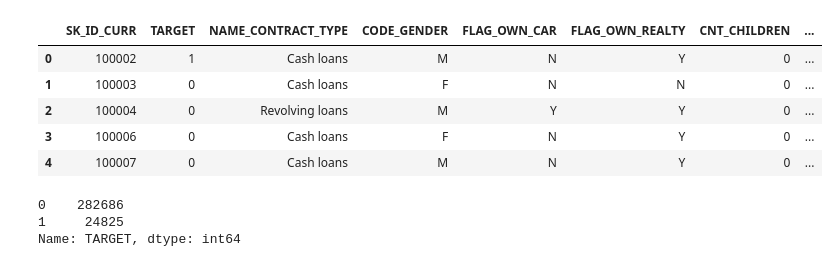
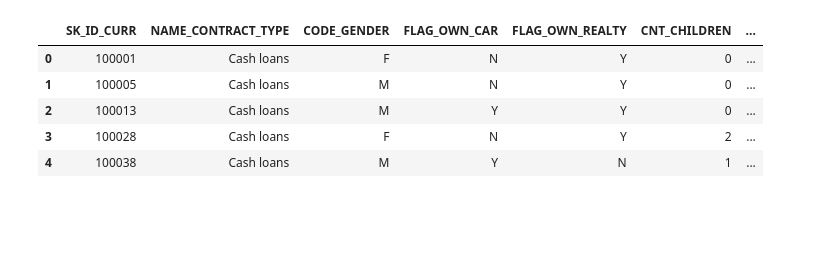
Before and after one commit to ellcrane/kaggle-default-risk, a Jupyter notebook: notebooks/EDA.ipynb, the cells around one changed output. Drawn from its saved outputs; the diff is of its cells as text; code cells hidden in the pictures; blank space fills up the shorter version.

Commit message:
built draft of funnel to featurize any dataframe

```diff
--- a/notebooks/EDA.ipynb
+++ b/notebooks/EDA.ipynb
@@ -23,0 +75,19 @@ df_application_test = pd.read_csv(file_path + 'application_test.csv')
+# %%
+!ls '/Users/ElliottC/.kaggle/competitions/home-credit-default-risk/csvs/'
+
+file_path = '/Users/ElliottC/.kaggle/competitions/home-credit-default-risk/csvs/'
+
+df_application_train = pd.read_csv(file_path + 'application_train.csv')
+df_application_test = pd.read_csv(file_path + 'application_test.csv')
+
+df_application_train = dataframe_with_null_dummies(df_application_train)
+
+dummy_df = get_dummy_dataframe_for_categorical(df_application_train)
+
+val_columns = get_valid_columns(df_application_train)
+
+relevant_x_df = df_application_train.iloc[:,val_columns].drop(['TARGET','SK_ID_CURR'], axis=1)
+
+relevant_x_df.fillna(relevant_df.mean(), inplace=True)
+
+target_y = df_application_train['TARGET']
@@ -23,0 +100,8 @@ df_application_test = pd.read_csv(file_path + 'application_test.csv')
+# %%
+def all_df_featurization(df):
+    clean_df = df.copy()
+    clean_df = dataframe_with_null_dummies(clean_df)
+    clean_df = get_dummy_dataframe_for_categorical(clean_df)
+    clean_df.fillna(clean_df.mean(), inplace=True)
+    val_columns = get_valid_columns(clean_df)
+    return clean_df, val_columns
@@ -24,15 +124,11 @@ df_application_test = pd.read_csv(file_path + 'application_test.csv')
+# %%
+cleaned_df, valid_columns = all_df_featurization(df_application_test)
 # %%
-df_application_train.head()
+cleaned_df.head()
 # %% [output]
-|  | SK_ID_CURR | TARGET | NAME_CONTRACT_TYPE | CODE_GENDER | FLAG_OWN_CAR | FLAG_OWN_REALTY | CNT_CHILDREN | ... |
-| 0 | 100002 | 1 | Cash loans | M | N | Y | 0 | ... |
-| 1 | 100003 | 0 | Cash loans | F | N | N | 0 | ... |
-| 2 | 100004 | 0 | Revolving loans | M | Y | Y | 0 | ... |
-| 3 | 100006 | 0 | Cash loans | F | N | Y | 0 | ... |
-| 4 | 100007 | 0 | Cash loans | M | N | Y | 0 | ... |
+|  | SK_ID_CURR | NAME_CONTRACT_TYPE | CODE_GENDER | FLAG_OWN_CAR | FLAG_OWN_REALTY | CNT_CHILDREN | ... |
+| 0 | 100001 | Cash loans | F | N | Y | 0 | ... |
+| 1 | 100005 | Cash loans | M | N | Y | 0 | ... |
+| 2 | 100013 | Cash loans | M | Y | Y | 0 | ... |
+| 3 | 100028 | Cash loans | F | N | Y | 2 | ... |
+| 4 | 100038 | Cash loans | M | Y | N | 1 | ... |
-# %%
-df_application_train['TARGET'].value_counts()
-# %% [output]
-0    282686
-1     24825
-Name: TARGET, dtype: int64
```
Also changed, not shown: parts of 21 cells of this notebook.
